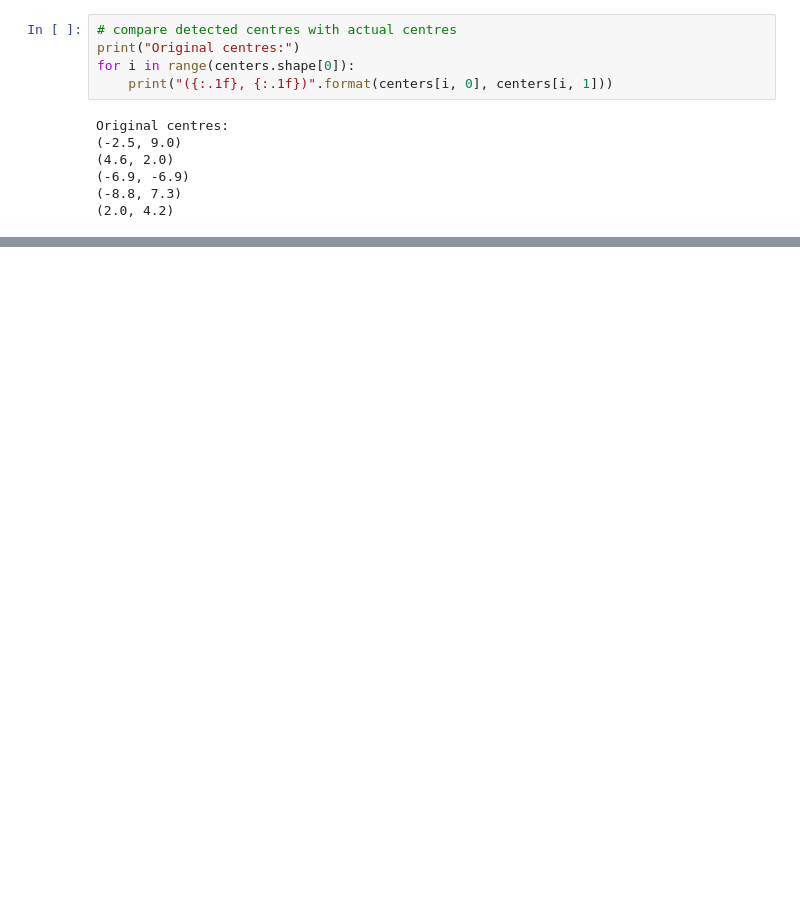
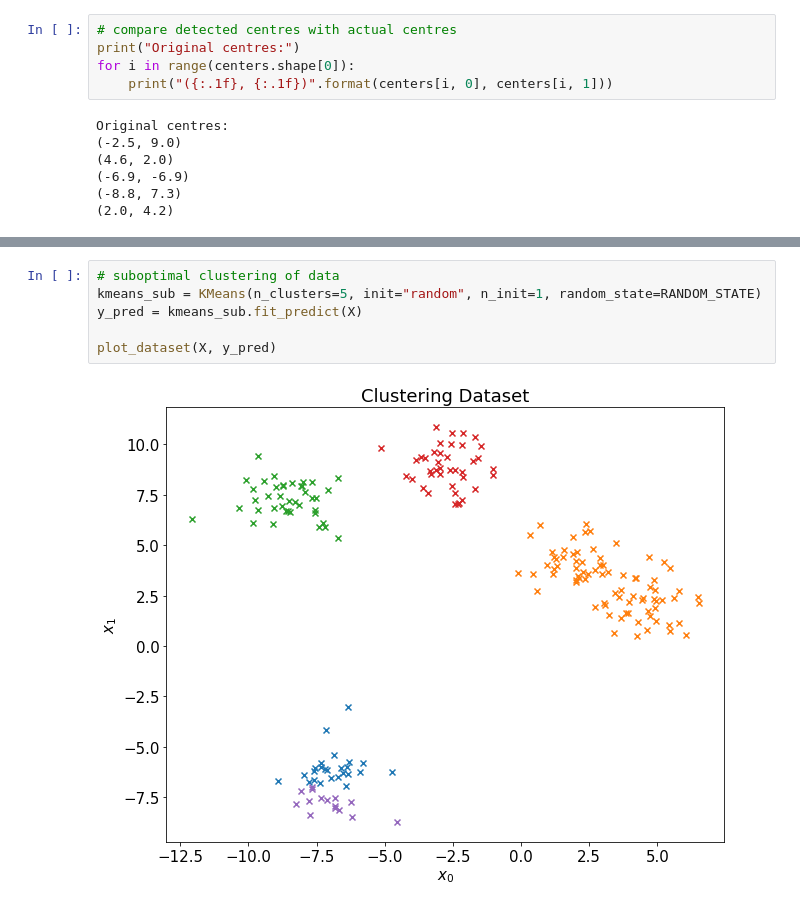
Before and after one commit to chris-leonard/hands-on-machine-learning, a Jupyter notebook: chapter-9/chapter-9-notes.ipynb, the cells around one changed output, grey strips where cells are left out. Saved outputs shown, nothing was run; the diff lists cells and outputs as text; blank space fills up the shorter version.

```diff
--- a/chapter-9/chapter-9-notes.ipynb
+++ b/chapter-9/chapter-9-notes.ipynb
@@ -217,0 +230,8 @@ plot_dataset(X, y_pred, ax=ax)
+# %%
+# suboptimal clustering of data
+kmeans_sub = KMeans(n_clusters=5, init="random", n_init=1, random_state=RANDOM_STATE)
+y_pred = kmeans_sub.fit_predict(X)
+
+plot_dataset(X, y_pred)
+# %% [output]
+[figure, added]
```
Also changed, not shown: parts of 19 cells of this notebook, 2 other files.
